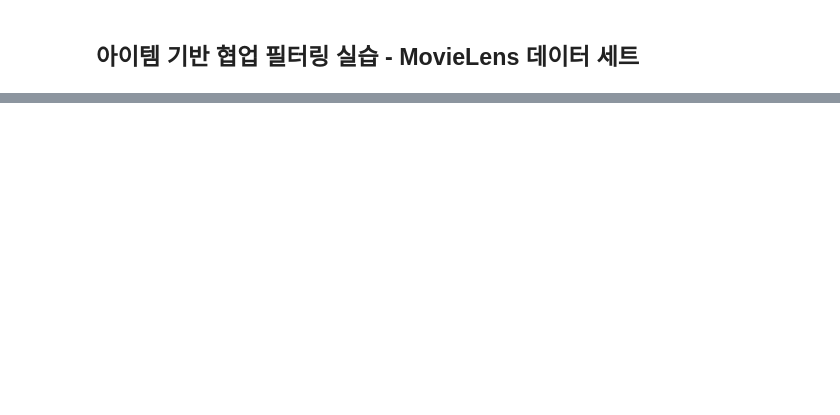
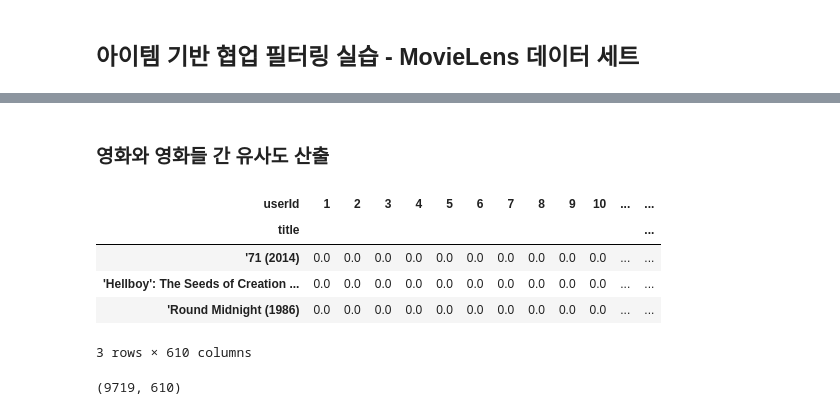
Before and after one commit to 201411096/study_AI, a Jupyter notebook: lectures/2_파이썬 머신러닝 완벽 가이드/9_추천(Recommendation)/2_아이템 기반 협업 필터링(Collaborative Filtering).ipynb, the cells around one changed output, grey strips where cells are left out. Drawn from its saved outputs; the diff is of its cells as text; code cells hidden in the pictures; blank space fills up the shorter version.

```diff
--- a/lectures/2_파이썬 머신러닝 완벽 가이드/9_추천(Recommendation)/2_아이템 기반 협업 필터링(Collaborative Filtering).ipynb
+++ b/lectures/2_파이썬 머신러닝 완벽 가이드/9_추천(Recommendation)/2_아이템 기반 협업 필터링(Collaborative Filtering).ipynb
@@ -73,0 +122,5 @@ Image("img\image2.png")
+# %%
+# title 컬럼을 얻기 이해 movies 와 조인 수행
+rating_movies = pd.merge(ratings, movies, on='movieId')
+
+rating_movies.head()
@@ -73,0 +134,7 @@ Image("img\image2.png")
+# %%
+# columns='title' 로 title 컬럼으로 pivot 수행.
+ratings_matrix = rating_movies.pivot_table('rating', index='userId', columns='title')
+
+# NaN 값을 모두 0 으로 변환
+ratings_matrix = ratings_matrix.fillna(0)
+ratings_matrix.head(3)
@@ -73,0 +148,16 @@ Image("img\image2.png")
+# %% [markdown]
+### 영화와 영화들 간 유사도 산출
+# %%
+ratings_matrix_T = ratings_matrix.transpose() # 사용자-아이템 -> 아이템-사용자
+ratings_matrix_T.head(3)
+# %% [output]
+| userId | 1 | 2 | 3 | 4 | 5 | 6 | 7 | 8 | 9 | 10 | ... | ... |
+| title |  |  |  |  |  |  |  |  |  |  |  | ... |
+| '71 (2014) | 0.0 | 0.0 | 0.0 | 0.0 | 0.0 | 0.0 | 0.0 | 0.0 | 0.0 | 0.0 | ... | ... |
+| 'Hellboy': The Seeds of Creation ... | 0.0 | 0.0 | 0.0 | 0.0 | 0.0 | 0.0 | 0.0 | 0.0 | 0.0 | 0.0 | ... | ... |
+| 'Round Midnight (1986) | 0.0 | 0.0 | 0.0 | 0.0 | 0.0 | 0.0 | 0.0 | 0.0 | 0.0 | 0.0 | ... | ... |
+3 rows × 610 columns
+# %%
+ratings_matrix_T.shape # 조인이 되면서 개수가 줄어듬
+# %% [output]
+(9719, 610)
```
Also changed, not shown: parts of 19 cells of this notebook.
